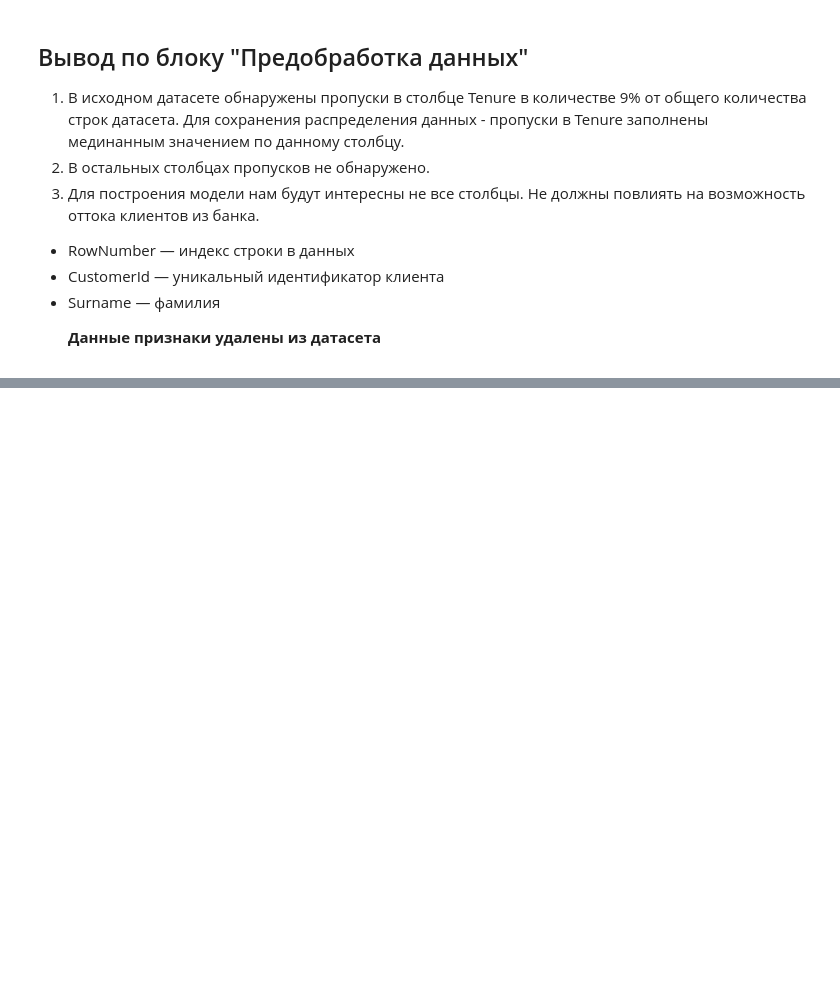
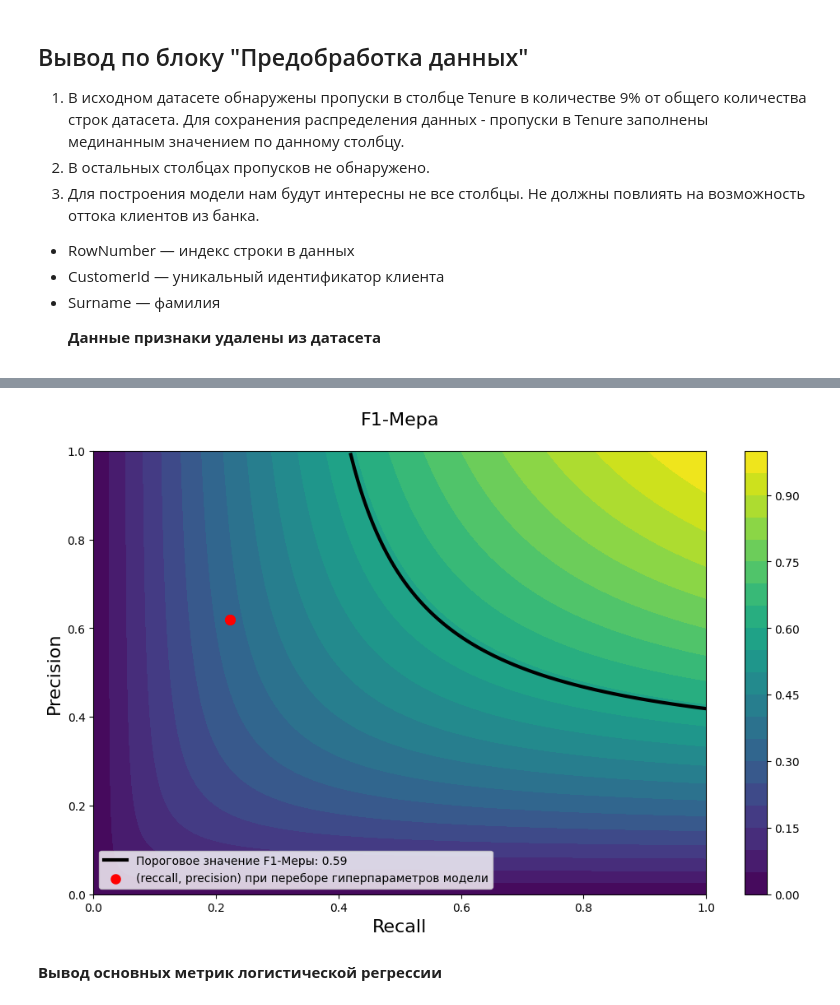
Before and after one commit to miroshkinyaroslav/Supervised-learning, a Jupyter notebook: supervised learning.ipynb, the cells around one changed output, grey strips where cells are left out. Saved outputs shown, nothing was run; the diff lists cells and outputs as text; code cells hidden in the pictures; blank space fills up the shorter version.

Commit message:
models with class imbalance

```diff
--- a/supervised learning.ipynb
+++ b/supervised learning.ipynb
@@ -181,0 +216,8 @@ df = pd.get_dummies(df, drop_first=True);
+# %%
+features = df.drop('Exited', axis=1)
+target = df.Exited
+# %%
+features_train, features_valid_test, target_train, target_valid_test = train_test_split(
+    features, target, test_size = 0.4, random_state = 42, stratify=target)
+features_valid, features_test, target_valid, target_test = train_test_split(
+    features_valid_test, target_valid_test, test_size = 0.5, random_state = 42, stratify=target_valid_test)
@@ -181,0 +242,10 @@ df = pd.get_dummies(df, drop_first=True);
+# %%
+numeric = ['CreditScore', 'Age', 'Tenure', 'Balance',
+         'NumOfProducts', 'HasCrCard', 'IsActiveMember', 'EstimatedSalary', 'Geography_Germany', 'Geography_Spain',
+          'Gender_Male']
+
+scaler = StandardScaler()
+scaler.fit(features_train[numeric])
+features_train[numeric] = scaler.transform(features_train[numeric])
+features_valid[numeric] = scaler.transform(features_valid[numeric])
+features_test[numeric] = scaler.transform(features_test[numeric])
@@ -181,0 +254,21 @@ df = pd.get_dummies(df, drop_first=True);
+# %%
+%%time
+best_model_log_non_balanced = None
+best_f1 = 0
+best_solv = ''
+precision_data = []
+recall_data = []
+for solv in tqdm(['lbfgs', 'liblinear', 'newton-cg', 'newton-cholesky', 'sag', 'saga']):
+    model_log_non_balanced =LogisticRegression(random_state=42, solver='lbfgs', max_iter=10000)
+    model_log_non_balanced.fit(features_train, target_train)
+    target_predict = model_log_non_balanced.predict(features_valid)
+    result_f1 = f1_score(target_valid, target_predict)
+    precision_data.append(precision_score(target_valid, model_log_non_balanced.predict(features_valid)))
+    recall_data.append(recall_score(target_valid, model_log_non_balanced.predict(features_valid)))
+    if result_f1 > best_f1:
+        best_f1 = result_f1
+        best_solv = solv
+        best_model_log_non_balanced = model_log_non_balanced
+
+print(f'F1-Мера: {result_f1}\n\
+Лучший алгоритм: {best_solv}')
@@ -181,0 +280,6 @@ df = pd.get_dummies(df, drop_first=True);
+# %%
+pr_f1(recall_data,precision_data)
+# %% [output]
+[figure, added]
+# %% [markdown]
+**Вывод основных метрик логистической регрессии**
```
Also changed, not shown: parts of 22 cells of this notebook.
